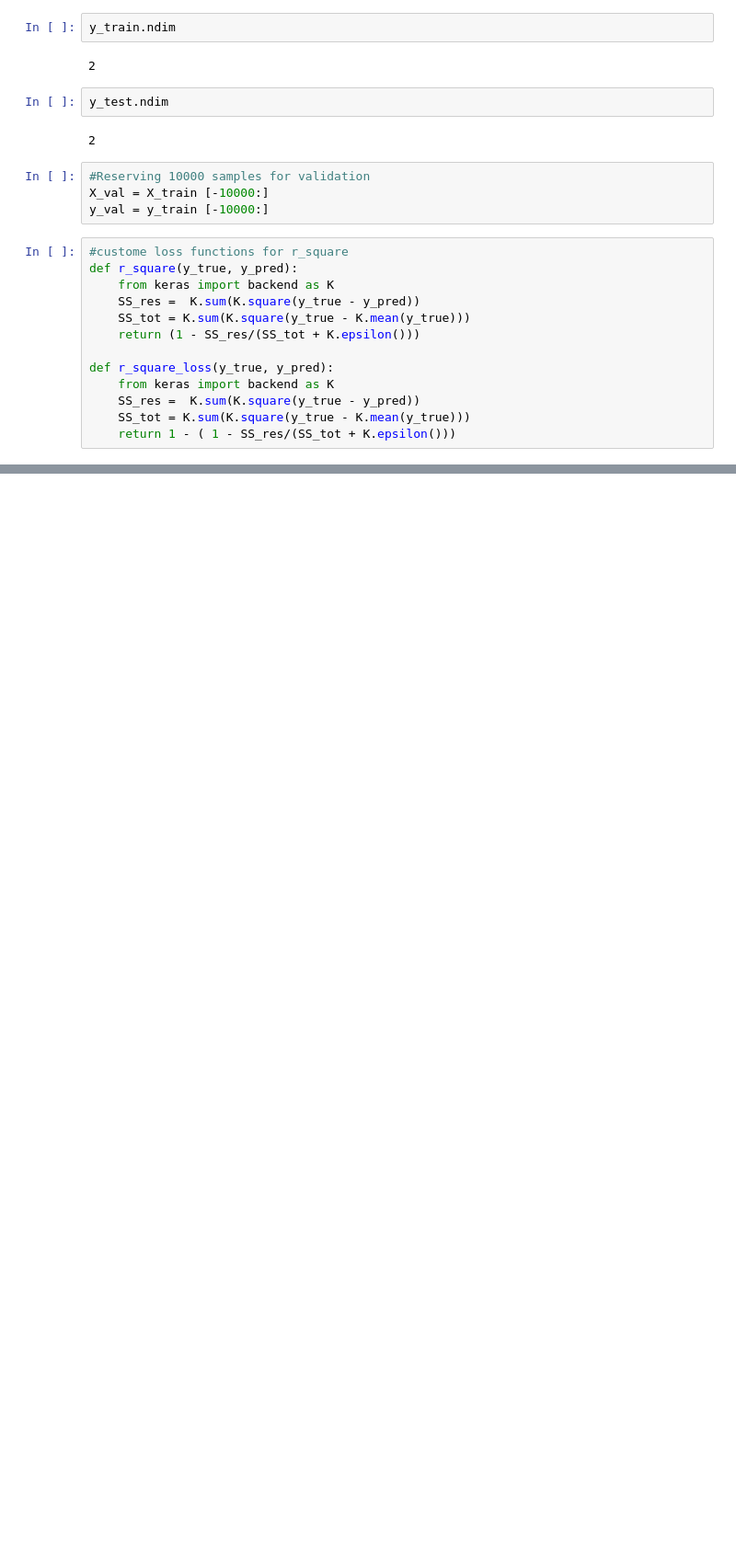
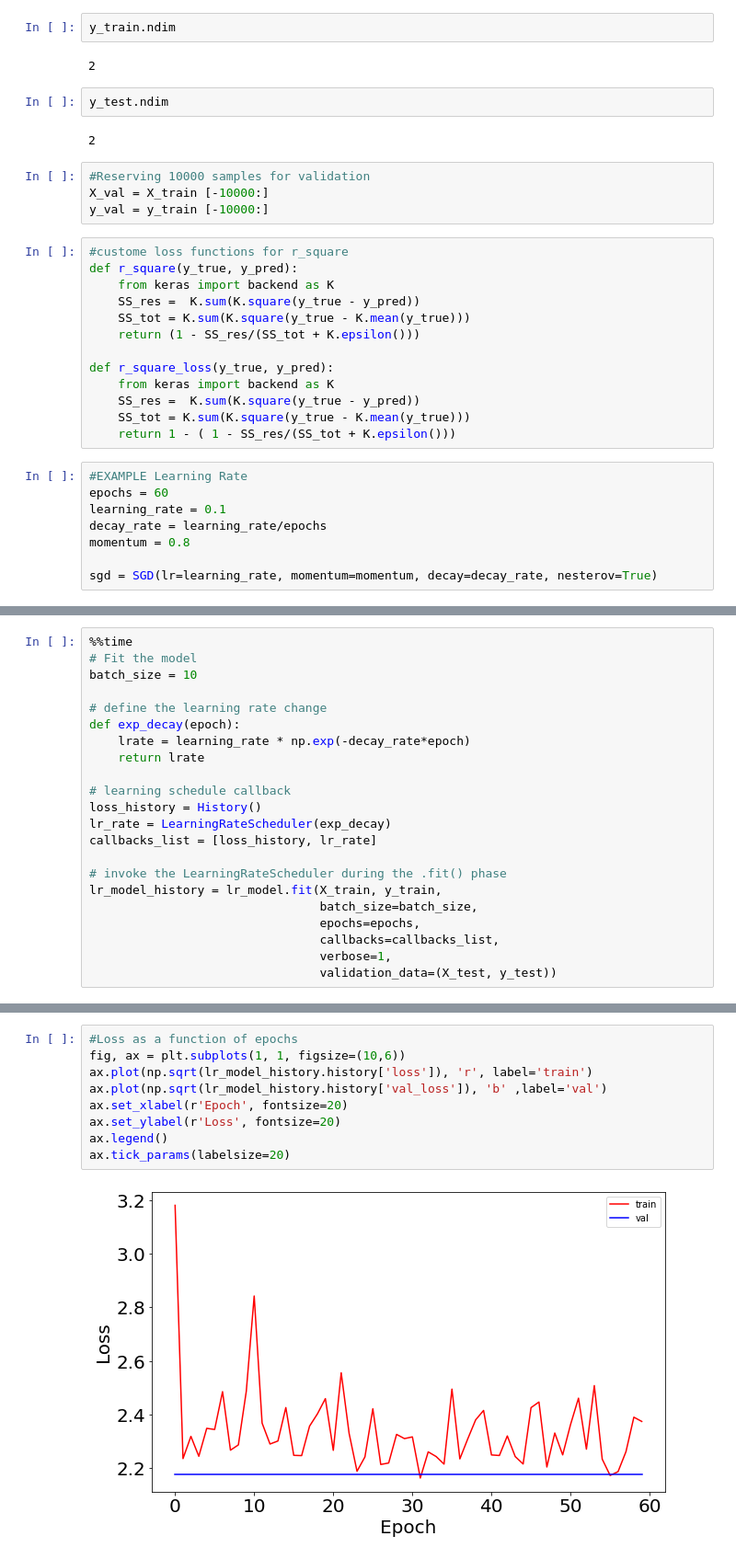
Before and after one commit to aishanaz2984/Solar-Panel-Monitoring, a Jupyter notebook: Clean.ipynb, the cells around one changed output, grey strips where cells are left out. Shown at 92% size. Saved outputs shown, nothing was run; the diff lists cells and outputs as text; blank space fills up the shorter version.

```diff
--- a/Clean.ipynb
+++ b/Clean.ipynb
@@ -199,4 +215,12 @@ def r_square_loss(y_true, y_pred):
     SS_res =  K.sum(K.square(y_true - y_pred))
     SS_tot = K.sum(K.square(y_true - K.mean(y_true)))
     return 1 - ( 1 - SS_res/(SS_tot + K.epsilon()))
+# %%
+#EXAMPLE Learning Rate
+epochs = 60
+learning_rate = 0.1
+decay_rate = learning_rate/epochs
+momentum = 0.8
+
+sgd = SGD(lr=learning_rate, momentum=momentum, decay=decay_rate, nesterov=True)
 # %%
@@ -257,0 +253,22 @@ hist = model.fit(
+# %%
+%%time
+# Fit the model
+batch_size = 10
+
+# define the learning rate change
+def exp_decay(epoch):
+    lrate = learning_rate * np.exp(-decay_rate*epoch)
+    return lrate
+
+# learning schedule callback
+loss_history = History()
+lr_rate = LearningRateScheduler(exp_decay)
+callbacks_list = [loss_history, lr_rate]
+
+# invoke the LearningRateScheduler during the .fit() phase
+lr_model_history = lr_model.fit(X_train, y_train,
+                                batch_size=batch_size,
+                                epochs=epochs,
+                                callbacks=callbacks_list,
+                                verbose=1,
+                                validation_data=(X_test, y_test))
@@ -257,0 +293,11 @@ hist = model.fit(
+# %%
+#Loss as a function of epochs
+fig, ax = plt.subplots(1, 1, figsize=(10,6))
+ax.plot(np.sqrt(lr_model_history.history['loss']), 'r', label='train')
+ax.plot(np.sqrt(lr_model_history.history['val_loss']), 'b' ,label='val')
+ax.set_xlabel(r'Epoch', fontsize=20)
+ax.set_ylabel(r'Loss', fontsize=20)
+ax.legend()
+ax.tick_params(labelsize=20)
+# %% [output]
+[figure, added]
```
Also changed, not shown: parts of 21 cells of this notebook, 1 other file.
